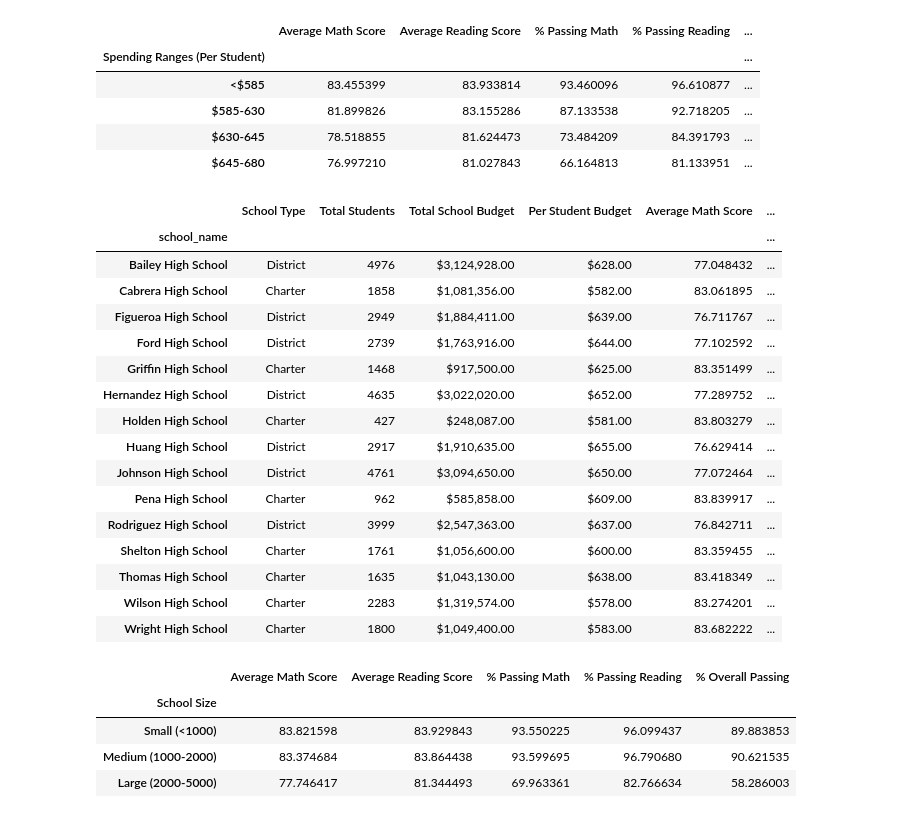
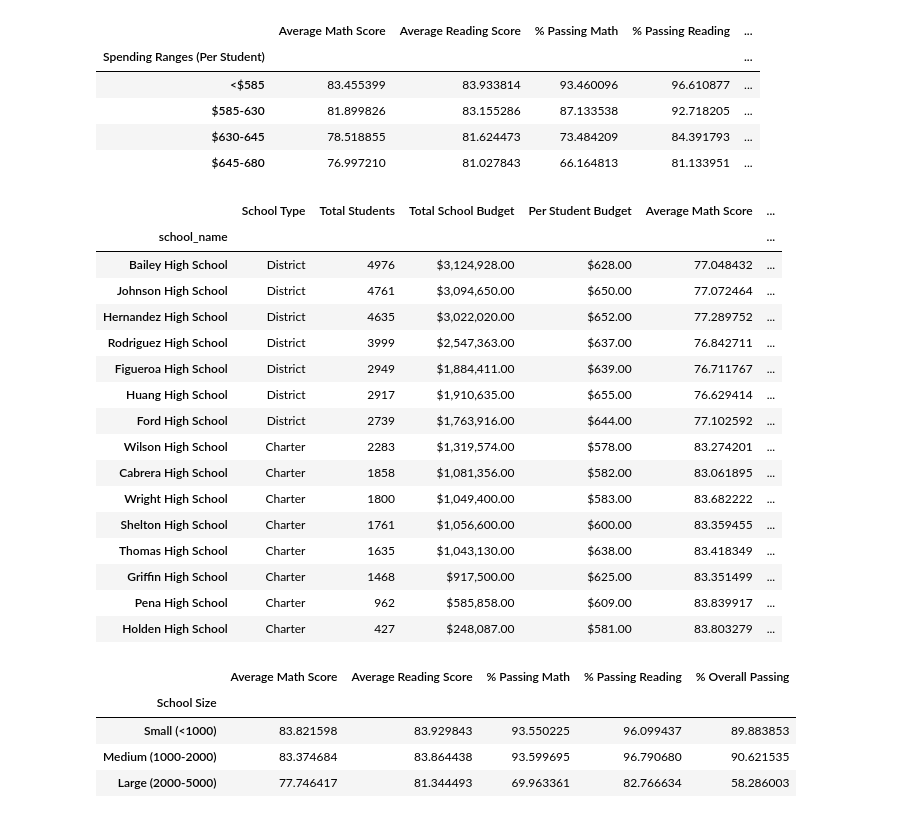
Before and after one commit to TonysTinyToes/pandas-challenge, a Jupyter notebook: PyCitySchools_Ryan_K.ipynb, the cells around one changed output. Saved outputs shown, nothing was run; the diff lists cells and outputs as text; code cells hidden in the pictures.

```diff
--- a/PyCitySchools_Ryan_K.ipynb
+++ b/PyCitySchools_Ryan_K.ipynb
@@ -351,35 +352,36 @@ spending_summary
 # %%
 # scores by school size
 
 school_size_df = per_school_summary_df.copy()
 
 #establish bins
 size_bins = [0, 1000, 2000, 5000]
 labels_1 = ["Small (<1000)", "Medium (1000-2000)", "Large (2000-5000)"]
 
 #categorize spending based on bins
 # Use `pd.cut` on the "Total Students" column of the `per_school_summary` DataFrame.
 school_size_df["School Size"] = pd.cut(school_spending_df['Total Students'], bins=size_bins, labels=labels_1)
 
+school_size_df = school_size_df.sort_values(by=['Total Students'], ascending=[False])
 school_size_df
 # %% [output]
 |  | School Type | Total Students | Total School Budget | Per Student Budget | Average Math Score | ... |
 | school_name |  |  |  |  |  | ... |
 | Bailey High School | District | 4976 | $3,124,928.00 | $628.00 | 77.048432 | ... |
+| Johnson High School | District | 4761 | $3,094,650.00 | $650.00 | 77.072464 | ... |
+| Hernandez High School | District | 4635 | $3,022,020.00 | $652.00 | 77.289752 | ... |
+| Rodriguez High School | District | 3999 | $2,547,363.00 | $637.00 | 76.842711 | ... |
+| Figueroa High School | District | 2949 | $1,884,411.00 | $639.00 | 76.711767 | ... |
+| Huang High School | District | 2917 | $1,910,635.00 | $655.00 | 76.629414 | ... |
+| Ford High School | District | 2739 | $1,763,916.00 | $644.00 | 77.102592 | ... |
+| Wilson High School | Charter | 2283 | $1,319,574.00 | $578.00 | 83.274201 | ... |
 | Cabrera High School | Charter | 1858 | $1,081,356.00 | $582.00 | 83.061895 | ... |
-| Figueroa High School | District | 2949 | $1,884,411.00 | $639.00 | 76.711767 | ... |
-| Ford High School | District | 2739 | $1,763,916.00 | $644.00 | 77.102592 | ... |
-| Griffin High School | Charter | 1468 | $917,500.00 | $625.00 | 83.351499 | ... |
-| Hernandez High School | District | 4635 | $3,022,020.00 | $652.00 | 77.289752 | ... |
-| Holden High School | Charter | 427 | $248,087.00 | $581.00 | 83.803279 | ... |
-| Huang High School | District | 2917 | $1,910,635.00 | $655.00 | 76.629414 | ... |
-| Johnson High School | District | 4761 | $3,094,650.00 | $650.00 | 77.072464 | ... |
-| Pena High School | Charter | 962 | $585,858.00 | $609.00 | 83.839917 | ... |
-| Rodriguez High School | District | 3999 | $2,547,363.00 | $637.00 | 76.842711 | ... |
+| Wright High School | Charter | 1800 | $1,049,400.00 | $583.00 | 83.682222 | ... |
 | Shelton High School | Charter | 1761 | $1,056,600.00 | $600.00 | 83.359455 | ... |
 | Thomas High School | Charter | 1635 | $1,043,130.00 | $638.00 | 83.418349 | ... |
-| Wilson High School | Charter | 2283 | $1,319,574.00 | $578.00 | 83.274201 | ... |
-| Wright High School | Charter | 1800 | $1,049,400.00 | $583.00 | 83.682222 | ... |
+| Griffin High School | Charter | 1468 | $917,500.00 | $625.00 | 83.351499 | ... |
+| Pena High School | Charter | 962 | $585,858.00 | $609.00 | 83.839917 | ... |
+| Holden High School | Charter | 427 | $248,087.00 | $581.00 | 83.803279 | ... |
 # %%
 # Calculate averages for the desired columns.
 size_math_scores = school_size_df.groupby(["School Size"]).mean()["Average Math Score"]
```
Also changed, not shown: parts of 2 cells of this notebook, 6 other files.
